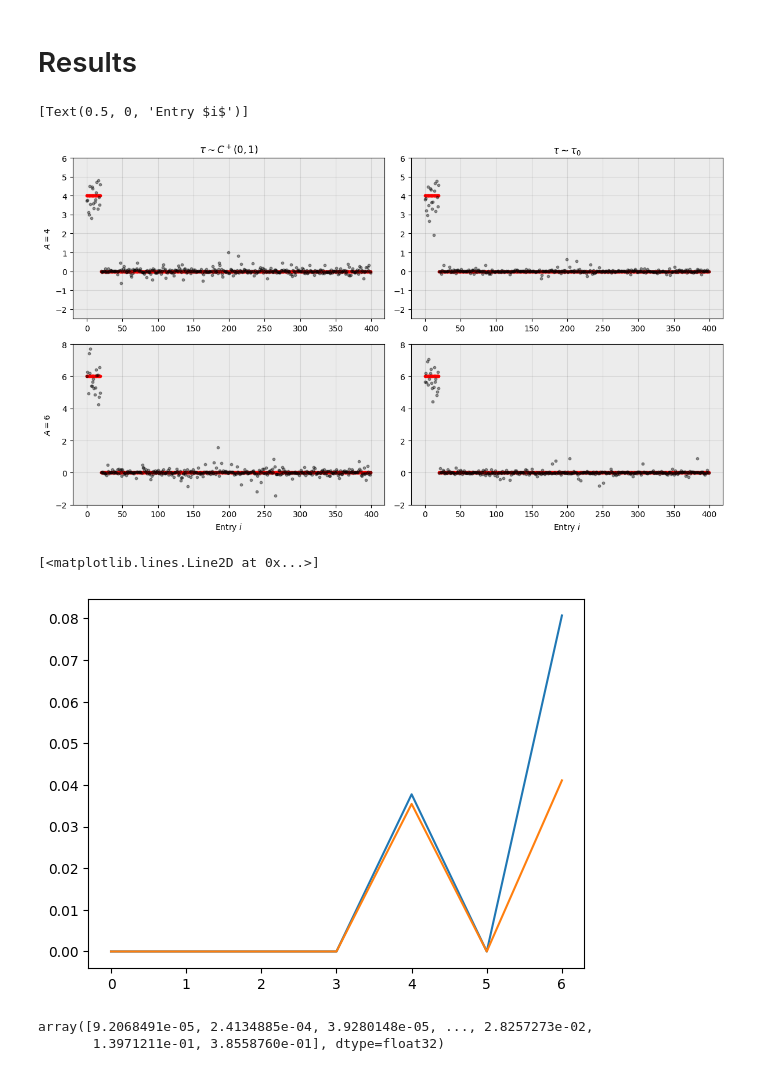
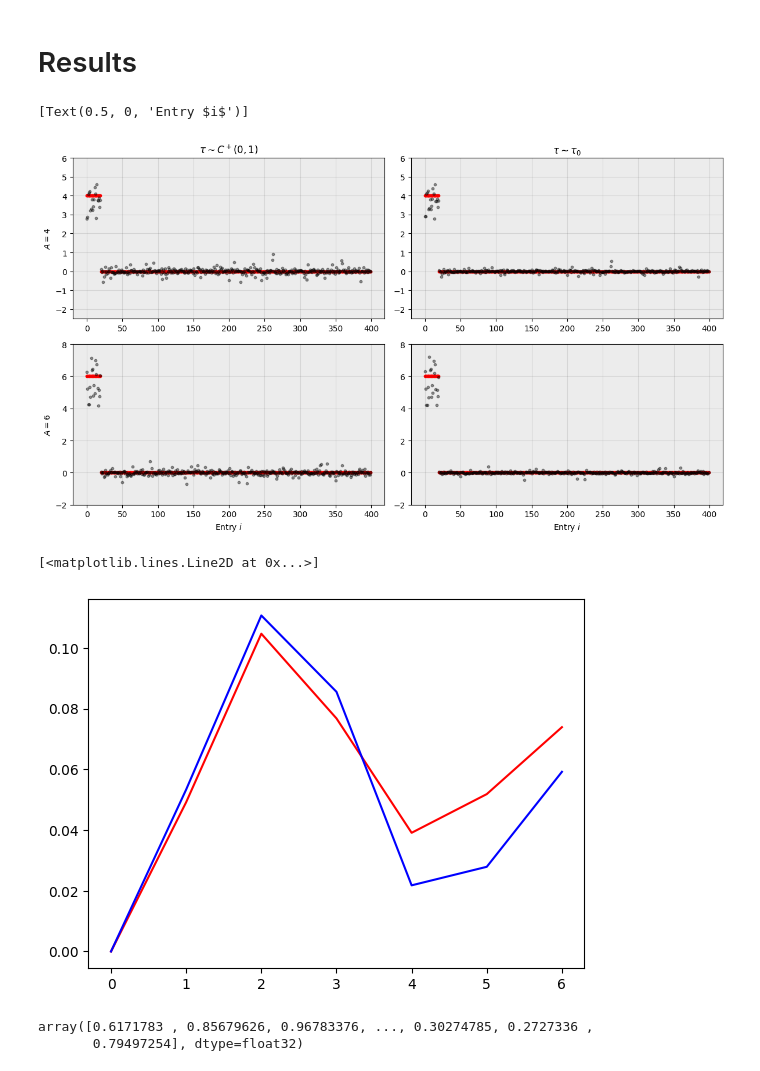
Before and after one commit to Grace0124/numpyro, a Jupyter notebook: horseshoe_prior_2.ipynb, the cells around one changed output. Saved outputs shown, nothing was run; the diff lists cells and outputs as text; code cells hidden in the pictures.

```diff
--- a/horseshoe_prior_2.ipynb
+++ b/horseshoe_prior_2.ipynb
@@ -53,7 +53,7 @@ def get_data(A):
 all_data = {}
 A_values = [1, 2, 3, 4, 5, 6]
 smaller_A_values = [4, 6]
-for A in smaller_A_values:
+for A in A_values:
     all_data[A] = get_data(A) #all_data[A] = (y, beta_stars) for that A
 # %% [markdown]
 <h2> Define the Model </h2>
@@ -73,14 +73,19 @@ def horseshoe_halfcauchy(y=None, sigma=1):
        array y: dependent variable
        int sigma: stdev of y
     '''
+    lambdas = numpyro.sample("lambdas", dist.HalfCauchy(jnp.ones(n)))
     tau = numpyro.sample('tau', dist.HalfCauchy(1))
-    lambdas = numpyro.sample("lambdas", dist.HalfCauchy(jnp.ones(n)))
+
     # slightly different parametrization for efficiency
-    betas = numpyro.sample("betas", dist.Normal(0, tau*lambdas))
+    unscaled_betas = numpyro.sample("unscaled_betas", dist.Normal(0, jnp.ones(n)))
+    scaled_betas = numpyro.deterministic("betas", tau*lambdas*unscaled_betas)
 
     kappas = numpyro.deterministic("kappas", 1 / (1 + n * tau**2 * lambdas**2))
 
-    numpyro.sample('y', dist.Normal(betas, sigma), obs=y)
+    identity_matrix= np.identity(n)
+    mu = jnp.dot(identity_matrix, scaled_betas)
+
+    numpyro.sample('y', dist.Normal(mu, sigma), obs=y)
 
 def horseshoe_tau0(y=None, sigma=1):
     '''
@@ -88,36 +93,43 @@ def horseshoe_tau0(y=None, sigma=1):
        array y: dependent variable
        int sigma: stdev of y
     '''
+    lambdas = numpyro.sample("lambdas", dist.HalfCauchy(jnp.ones(n)))
     tau = (p_star / (D-p_star)) * sigma
-    lambdas = numpyro.sample("lambdas", dist.HalfCauchy(jnp.ones(n)))
+
     # slightly different parametrization for efficiency
-    betas = numpyro.sample("betas", dist.Normal(0, tau*lambdas))
+    unscaled_betas = numpyro.sample("unscaled_betas", dist.Normal(0, jnp.ones(n)))
+    scaled_betas = numpyro.deterministic("betas", tau*lambdas*unscaled_betas)
 
     kappas = numpyro.deterministic("kappas", 1 / (1 + n * tau**2 * lambdas**2))
 
-    numpyro.sample('y', dist.Normal(betas, sigma), obs=y)
+    identity_matrix= np.identity(n)
+    mu = jnp.dot(identity_matrix, scaled_betas)
+
+    numpyro.sample('y', dist.Normal(mu, sigma), obs=y)
 # %% [markdown]
 <h1> Run and Evaluate MCMC </h1>
 # %%
 def run_mcmc_halfcauchy(tau, y):
-    horseshoe_mcmc = MCMC(
+    mcmc_halfcauchy = MCMC(
         NUTS(horseshoe_halfcauchy),
         num_warmup= 500,
         num_samples= 500,
         num_chains= 2
     )
-    horseshoe_mcmc.run(random.PRNGKey(2), y=y)
-    return horseshoe_mcmc.get_samples()
+    rng_key, rng_key_predict = random.split(random.PRNGKey(0))
+    mcmc_halfcauchy.run(rng_key, y=y)
+    return mcmc_halfcauchy.get_samples()
 
 def run_mcmc_tau0(tau, y):
-    horseshoe_mcmc = MCMC(
+    mcmc_tau0 = MCMC(
         NUTS(horseshoe_tau0),
         num_warmup= 500,
         num_samples= 500,
         num_chains= 2
     )
-    horseshoe_mcmc.run(random.PRNGKey(2), y=y)
-    return horseshoe_mcmc.get_samples()
+    rng_key, rng_key_predict = random.split(random.PRNGKey(0))
+    mcmc_tau0.run(rng_key, y=y)
+    return mcmc_tau0.get_samples()
 
 beta_samples = {}
 all_mcmc_runs = []
@@ -187,19 +199,19 @@ ax3.set(ylabel=r'$A=6$', xlabel=r'Entry $i$')
 ax4.set(xlabel=r'Entry $i$')
 # %% [output]
 [Text(0.5, 0, 'Entry $i$')]
-[figure, old version]
+[figure, new version]
 # %%
-plt.plot(range(len(mean_sq_errors["Half-Cauchy"])), mean_sq_errors["Half-Cauchy"])
-plt.plot(range(len(mean_sq_errors["Tau_0"])), mean_sq_errors["Tau_0"])
+plt.plot(range(len(mean_sq_errors["Half-Cauchy"])), mean_sq_errors["Half-Cauchy"], "r")
+plt.plot(range(len(mean_sq_errors["Tau_0"])), mean_sq_errors["Tau_0"], "b")
 # %% [output]
 [<matplotlib.lines.Line2D at 0x...>]
-[figure, old version]
+[figure, new version]
 # %%
 kappa_samples = np.ndarray.flatten(np.array(kappa_samples))
 kappa_samples
 # %% [output]
-array([9.2068491e-05, 2.4134885e-04, 3.9280148e-05, ..., 2.8257273e-02,
-       1.3971211e-01, 3.8558760e-01], dtype=float32)
+array([0.6171783 , 0.85679626, 0.96783376, ..., 0.30274785, 0.2727336 ,
+       0.79497254], dtype=float32)
 # %%
 sns.kdeplot(kappa_samples, legend=None)
 # %% [output]
```
Also changed, not shown: parts of 1 cell of this notebook.
